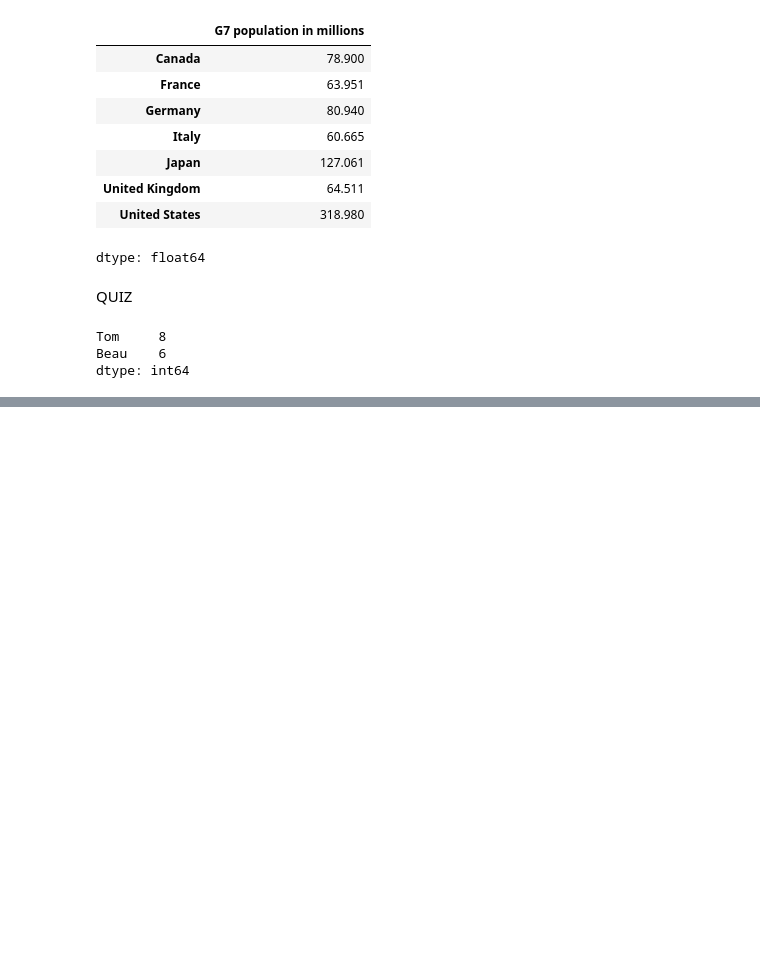
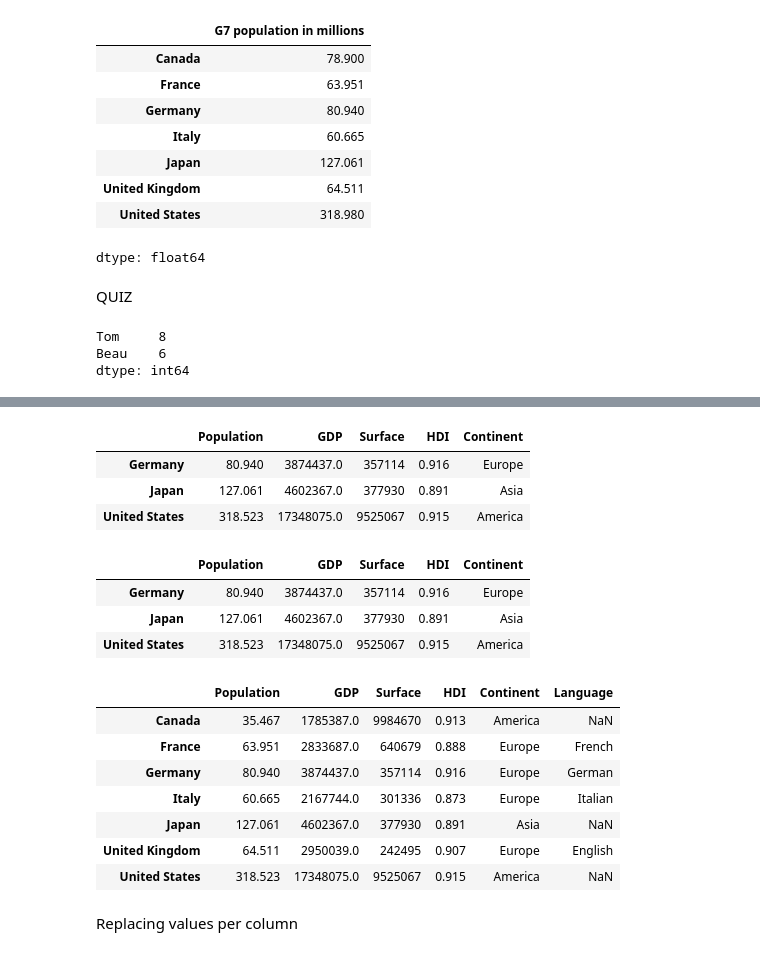
Before and after one commit to OketchOdanga/DataAnalysisWithPython, a Jupyter notebook: DataAnalysisWithPython(FreeCodecamp).ipynb, the cells around one changed output, grey strips where cells are left out. Drawn from its saved outputs; the diff is of its cells as text; code cells hidden in the pictures; blank space fills up the shorter version.

Commit message:
feat: added pandas dataframe

```diff
--- a/DataAnalysisWithPython(FreeCodecamp).ipynb
+++ b/DataAnalysisWithPython(FreeCodecamp).ipynb
@@ -327,0 +330,17 @@ dtype: int64
+# %%
+# Creating the DataFrame
+data = {
+    "Population": [35.467, 63.951, 80.94, 60.665, 127.061, 64.511, 318.523],
+    "GDP": [1785387.00, 2833687.00, 3874437.00, 2167744.00, 4602367.00, 2950039.00, 17348075.00],
+    "Surface": [9984670, 640679, 357114, 301336, 377930, 242495, 9525067],
+    "HDI": [0.913, 0.888, 0.916, 0.873, 0.891, 0.907, 0.915],
+    "Continent": ["America", "Europe", "Europe", "Europe", "Asia", "Europe", "America"]
+}
+
+# Defining country names as the index
+index = ["Canada", "France", "Germany", "Italy", "Japan", "United Kingdom", "United States"]
+
+df = pd.DataFrame(data, index=index)
+
+# Display the DataFrame
+print(df)
@@ -327,0 +484,34 @@ dtype: int64
+# %%
+df[df['Population'] > 70]
+# %% [output]
+|  | Population | GDP | Surface | HDI | Continent |
+| Germany | 80.940 | 3874437.0 | 357114 | 0.916 | Europe |
+| Japan | 127.061 | 4602367.0 | 377930 | 0.891 | Asia |
+| United States | 318.523 | 17348075.0 | 9525067 | 0.915 | America |
+# %%
+df.loc[df['Population'] > 70]
+# %% [output]
+|  | Population | GDP | Surface | HDI | Continent |
+| Germany | 80.940 | 3874437.0 | 357114 | 0.916 | Europe |
+| Japan | 127.061 | 4602367.0 | 377930 | 0.891 | Asia |
+| United States | 318.523 | 17348075.0 | 9525067 | 0.915 | America |
+# %%
+langs = pd.Series(['French', 'Italian', 'English', 'German'],
+                  index = ['France', 'Italy', 'United Kingdom', 'Germany'],
+                  name = 'Language')
+# %%
+# adding the language column to the dataframe
+df['Language'] = langs
+# %%
+df
+# %% [output]
+|  | Population | GDP | Surface | HDI | Continent | Language |
+| Canada | 35.467 | 1785387.0 | 9984670 | 0.913 | America | NaN |
+| France | 63.951 | 2833687.0 | 640679 | 0.888 | Europe | French |
+| Germany | 80.940 | 3874437.0 | 357114 | 0.916 | Europe | German |
+| Italy | 60.665 | 2167744.0 | 301336 | 0.873 | Europe | Italian |
+| Japan | 127.061 | 4602367.0 | 377930 | 0.891 | Asia | NaN |
+| United Kingdom | 64.511 | 2950039.0 | 242495 | 0.907 | Europe | English |
+| United States | 318.523 | 17348075.0 | 9525067 | 0.915 | America | NaN |
+# %% [markdown]
+Replacing values per column
```
Also changed, not shown: parts of 26 cells of this notebook.
